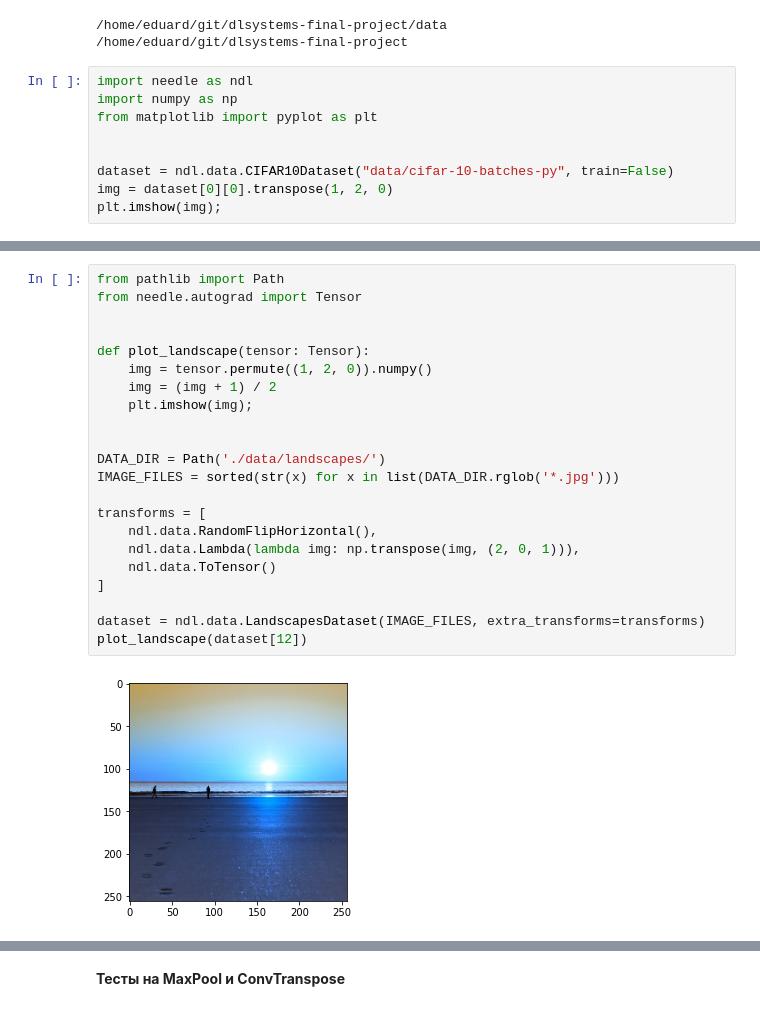
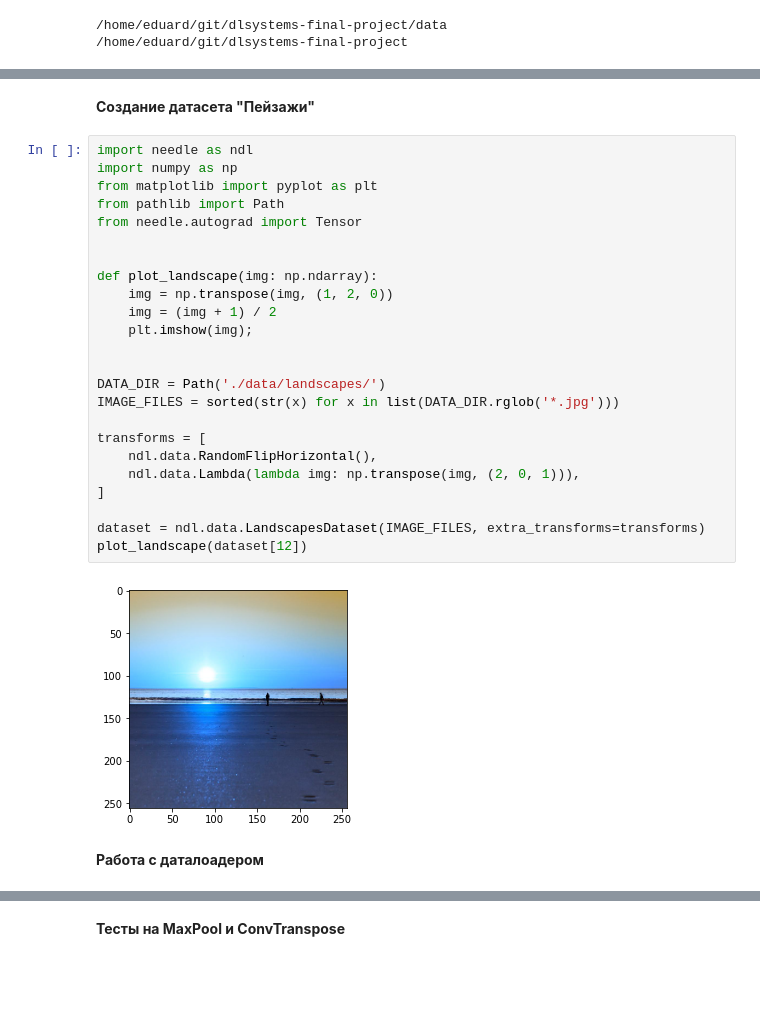
Before and after one commit to Edyarich/dlsystems-final-project, a Jupyter notebook: dlsystems_diffusion_models.ipynb, the cells around one changed output, grey strips where cells are left out. Drawn from its saved outputs; the diff is of its cells as text; blank space fills up the shorter version.

```diff
--- a/dlsystems_diffusion_models.ipynb
+++ b/dlsystems_diffusion_models.ipynb
@@ -71,12 +71,3 @@ if not os.path.isdir("./cifar-10-batches-py"):
 # %% [output]
 /home/eduard/git/dlsystems-final-project/data
 /home/eduard/git/dlsystems-final-project
-# %%
-import needle as ndl
-import numpy as np
-from matplotlib import pyplot as plt
-
-
-dataset = ndl.data.CIFAR10Dataset("data/cifar-10-batches-py", train=False)
-img = dataset[0][0].transpose(1, 2, 0)
-plt.imshow(img);
@@ -85,24 +74,30 @@ plt.imshow(img);
+# %% [markdown]
+**Создание датасета "Пейзажи"**
 # %%
+import needle as ndl
+import numpy as np
+from matplotlib import pyplot as plt
 from pathlib import Path
 from needle.autograd import Tensor
 
 
-def plot_landscape(tensor: Tensor):
-    img = tensor.permute((1, 2, 0)).numpy()
+def plot_landscape(img: np.ndarray):
+    img = np.transpose(img, (1, 2, 0))
     img = (img + 1) / 2
     plt.imshow(img);
 
 
 DATA_DIR = Path('./data/landscapes/')
 IMAGE_FILES = sorted(str(x) for x in list(DATA_DIR.rglob('*.jpg')))
 
 transforms = [
     ndl.data.RandomFlipHorizontal(),
     ndl.data.Lambda(lambda img: np.transpose(img, (2, 0, 1))),
-    ndl.data.ToTensor()
 ]
 
 dataset = ndl.data.LandscapesDataset(IMAGE_FILES, extra_transforms=transforms)
 plot_landscape(dataset[12])
 # %% [output]
-[figure, old version]
+[figure, new version]
+# %% [markdown]
+**Работа с даталоадером**
```
Also changed, not shown: parts of 2 cells of this notebook, 1 other file.
